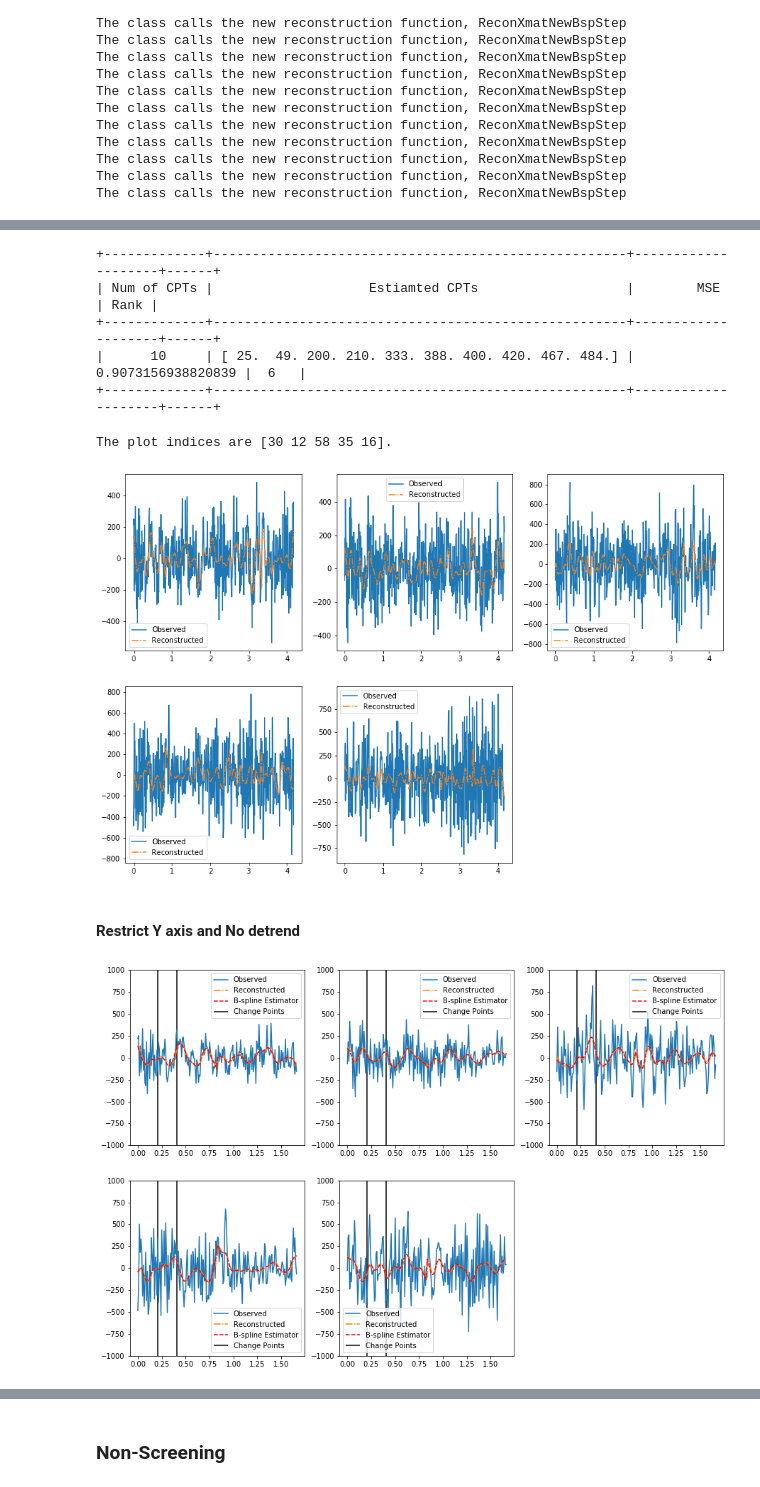
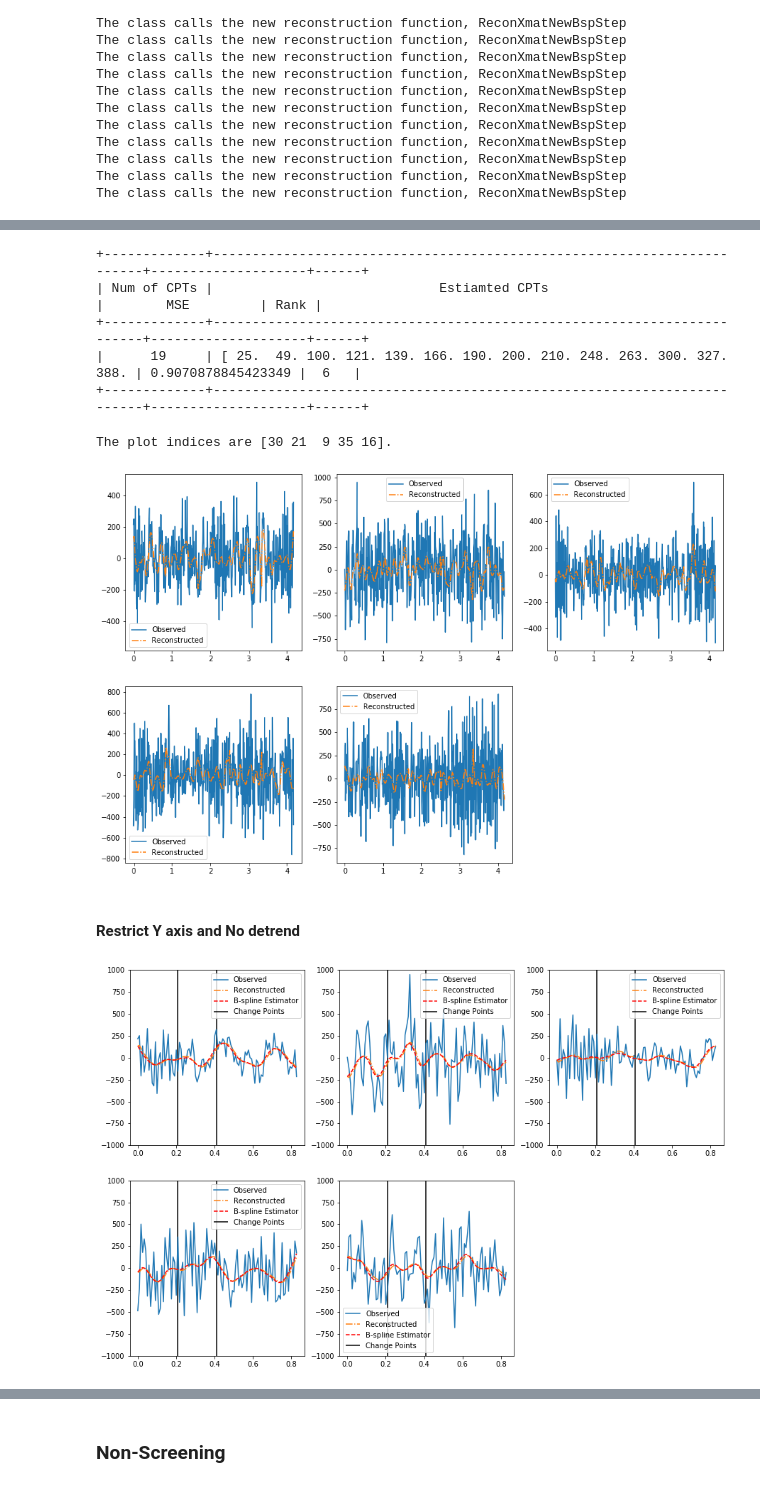
Before and after one commit to JINhuaqing/TVDN-simu, a Jupyter notebook: realdata/MEG1SmallSample.ipynb, the cells around one changed output, grey strips where cells are left out. Drawn from its saved outputs; the diff is of its cells as text; code cells hidden in the pictures.

```diff
--- a/realdata/MEG1SmallSample.ipynb
+++ b/realdata/MEG1SmallSample.ipynb
@@ -485,0 +736,4 @@ smallMEG = hpfMEGEdgeRM[:, :500]
+# %%
+MEGBspDet = TVDNDetect2(Ymat=smallMEG, ReconXmat=ReconXmatNewBspStep, numStep=1,
+                        saveDir=None, dataType="MEG", Lmin=10, downRate=5, fct=0.5, T=2,
+                        fName="subj1_HPF_small", r=6, kappa=2.65, freq=120, lamb=1e-4, decimateRate=None, is_detrend=True)
@@ -485,0 +809,2 @@ smallMEG = hpfMEGEdgeRM[:, :500]
+# %%
+idxs = MEGBspDet.PlotRecCurve(is_smoothCurve=0, saveFigPath=None)
@@ -485,0 +816,17 @@ smallMEG = hpfMEGEdgeRM[:, :500]
+# %%
+low = 0
+up = 100
+ecpts = MEGBspDet.ecpts
+ecpts = ecpts[ecpts>=low]
+ecpts = ecpts[ecpts<=up]
+ecpts = ecpts - low
+ecpts = ecpts.astype(np.int)
+plt.figure(figsize=[15, 5*2])
+for i, idx, in enumerate(idxs):
+    plt.subplot(2, 3, i+1)
+    plt.ylim([-1000, 1000])
+    plt.plot(MEGBspDet.ptime[low:up], MEGBspDet.nYmat[idx, low:up], "-", label="Observed")
+    plt.plot(MEGBspDet.ptime[low:up], MEGBspDet.RecResCur.EstXmatRealOrg[idx, low:up], "-.", label="Reconstructed")
+    plt.plot(MEGBspDet.ptime[low:up], MEGBspDet.Xmat[idx, low:up], "r--", label="B-spline Estimator")
+    plt.vlines(MEGBspDet.ptime[low:up][ecpts], ymin=-1000, ymax=1000, label="Change Points")
+    plt.legend()
@@ -489,7 +842,7 @@ smallMEG = hpfMEGEdgeRM[:, :500]
 ## Screening
 # %%
 MEGBspDetSmall = TVDNDetect1(Ymat=smallMEG, ReconXmat=ReconXmatNewBspStep, numStep=1, smoothType="bspline",
-                        saveDir=None, dataType="MEG", Lmin=8, downRate=5, fct=0.5, T=2, nbasis=100,
+                        saveDir=None, dataType="MEG", Lmin=10, downRate=5, fct=0.5, T=2, nbasis=100,
                         fName="subj1_HPF_small", r=6, kappa=2.65, freq=120, lamb=1e-4, decimateRate=None, is_detrend=True)
 # %% [output]
 The parameters for detection are:
@@ -559,37 +912,37 @@ MEGBspDetSmall.UpdateEcpts()
 # %%
 print(MEGBspDetSmall)
 # %% [output]
-+-------------+-----------------------------------------------------+--------------------+------+
-| Num of CPTs |                    Estiamted CPTs                   |        MSE         | Rank |
-+-------------+-----------------------------------------------------+--------------------+------+
-|      10     | [ 25.  49. 200. 210. 333. 388. 400. 420. 467. 484.] | 0.9073156938820839 |  6   |
-+-------------+-----------------------------------------------------+--------------------+------+
++-------------+------------------------------------------------------------------------+--------------------+------+
+| Num of CPTs |                             Estiamted CPTs                             |        MSE         | Rank |
++-------------+------------------------------------------------------------------------+--------------------+------+
+|      19     | [ 25.  49. 100. 121. 139. 166. 190. 200. 210. 248. 263. 300. 327. 388. | 0.9070878845423349 |  6   |
++-------------+------------------------------------------------------------------------+--------------------+------+
 # %%
 idxs = MEGBspDetSmall.PlotRecCurve(is_smoothCurve=0, saveFigPath=None)
 # %% [output]
-The plot indices are [30 12 58 35 16].
+The plot indices are [30 21  9 35 16].
-[figure, old version]
+[figure, new version]
 # %% [markdown]
 #### Restrict Y axis and No detrend
 # %%
 low = 0
-up = 200
+up = 100
 ecpts = MEGBspDetSmall.ecpts
 ecpts = ecpts[ecpts>=low]
 ecpts = ecpts[ecpts<up]
 ecpts = ecpts - low
 ecpts = ecpts.astype(np.int)
 plt.figure(figsize=[15, 5*2])
 for i, idx, in enumerate(idxs):
     plt.subplot(2, 3, i+1)
     plt.ylim([-1000, 1000])
     plt.plot(MEGBspDetSmall.ptime[low:up], MEGBspDetSmall.nYmat[idx, low:up], "-", label="Observed")
     plt.plot(MEGBspDetSmall.ptime[low:up], MEGBspDetSmall.RecResCur.EstXmatRealOrg[idx, low:up], "-.", label="Reconstructed")
     plt.plot(MEGBspDetSmall.ptime[low:up], MEGBspDetSmall.Xmat[idx, low:up], "r--", label="B-spline Estimator")
     plt.vlines(MEGBspDetSmall.ptime[low:up][ecpts], ymin=-1000, ymax=1000, label="Change Points")
     plt.legend()
 # %% [output]
-[figure, old version]
+[figure, new version]
 # %%
 MEGBspDetSmall.PlotEigenCurve()
 # %% [output]
```
Also changed, not shown: parts of 29 cells of this notebook, 2 other files.
